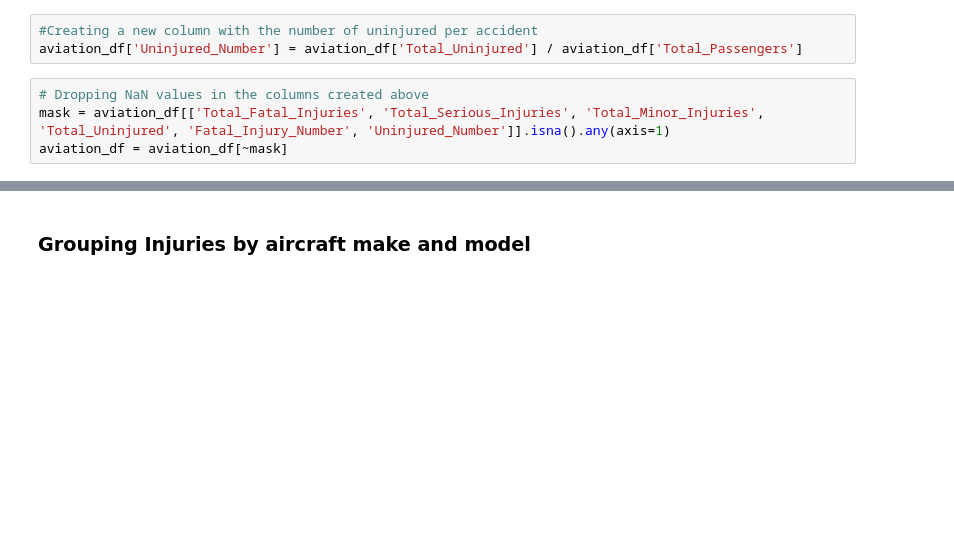
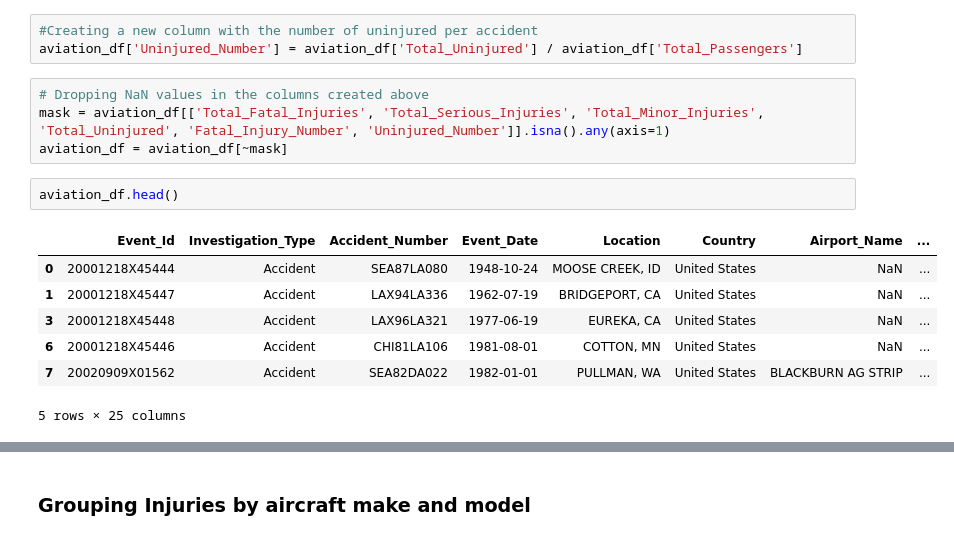
Before and after one commit to Nkatha-Imanene/AVIATION-PROJECT, a Jupyter notebook: index.ipynb, the cells around one changed output, grey strips where cells are left out. Drawn from its saved outputs; the diff is of its cells as text; blank space fills up the shorter version.

```diff
--- a/index.ipynb
+++ b/index.ipynb
@@ -234,3 +234,13 @@ aviation_df['Uninjured_Number'] = aviation_df['Total_Uninjured'] / aviation_df['
 # Dropping NaN values in the columns created above
 mask = aviation_df[['Total_Fatal_Injuries', 'Total_Serious_Injuries', 'Total_Minor_Injuries', 'Total_Uninjured', 'Fatal_Injury_Number', 'Uninjured_Number']].isna().any(axis=1)
 aviation_df = aviation_df[~mask]
+# %%
+aviation_df.head()
+# %% [output]
+|  | Event_Id | Investigation_Type | Accident_Number | Event_Date | Location | Country | Airport_Name | ... |
+| 0 | 20001218X45444 | Accident | SEA87LA080 | 1948-10-24 | MOOSE CREEK, ID | United States | NaN | ... |
+| 1 | 20001218X45447 | Accident | LAX94LA336 | 1962-07-19 | BRIDGEPORT, CA | United States | NaN | ... |
+| 3 | 20001218X45448 | Accident | LAX96LA321 | 1977-06-19 | EUREKA, CA | United States | NaN | ... |
+| 6 | 20001218X45446 | Accident | CHI81LA106 | 1981-08-01 | COTTON, MN | United States | NaN | ... |
+| 7 | 20020909X01562 | Accident | SEA82DA022 | 1982-01-01 | PULLMAN, WA | United States | BLACKBURN AG STRIP | ... |
+5 rows × 25 columns
```
Also changed, not shown: parts of 7 cells of this notebook.
